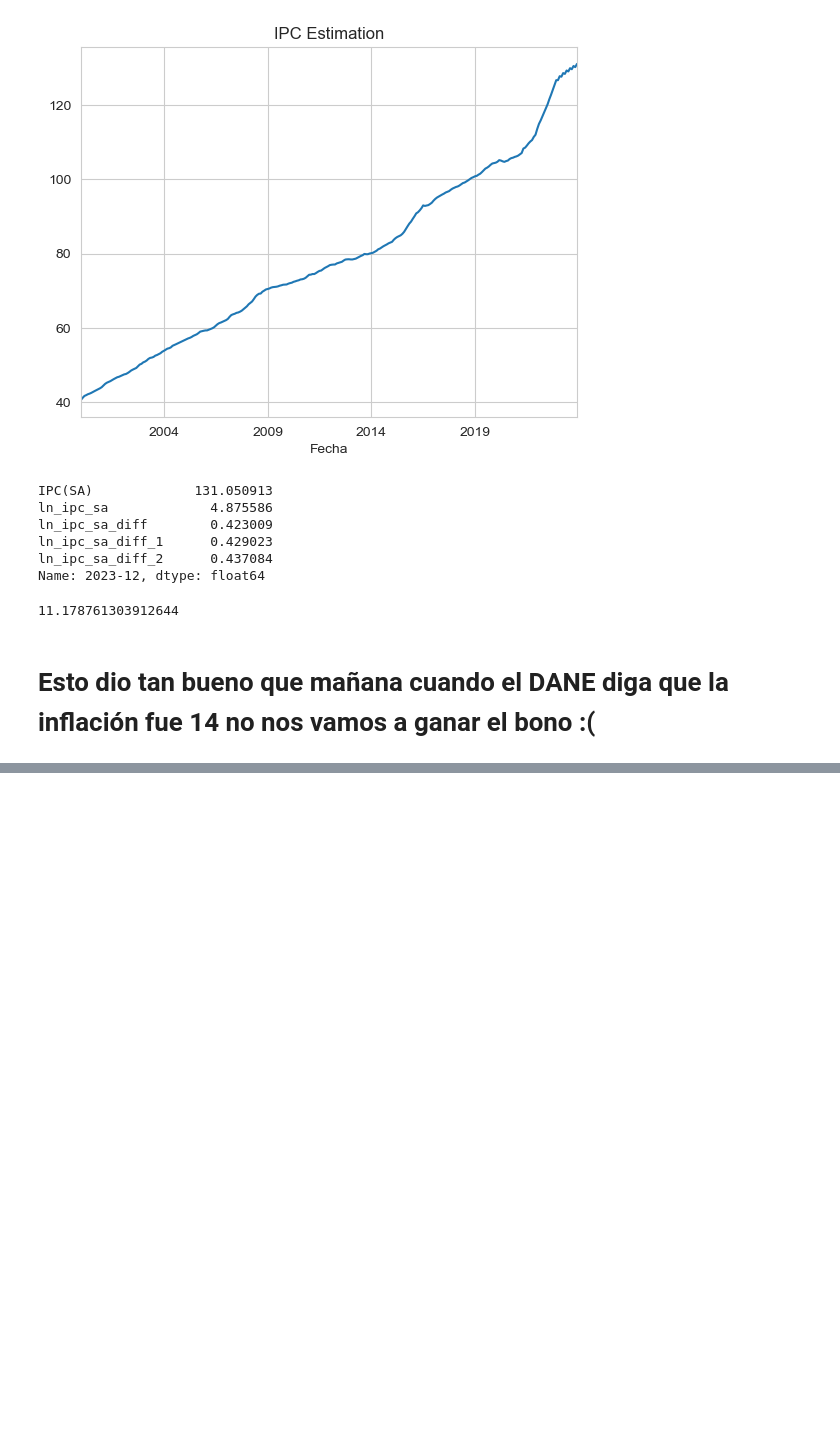
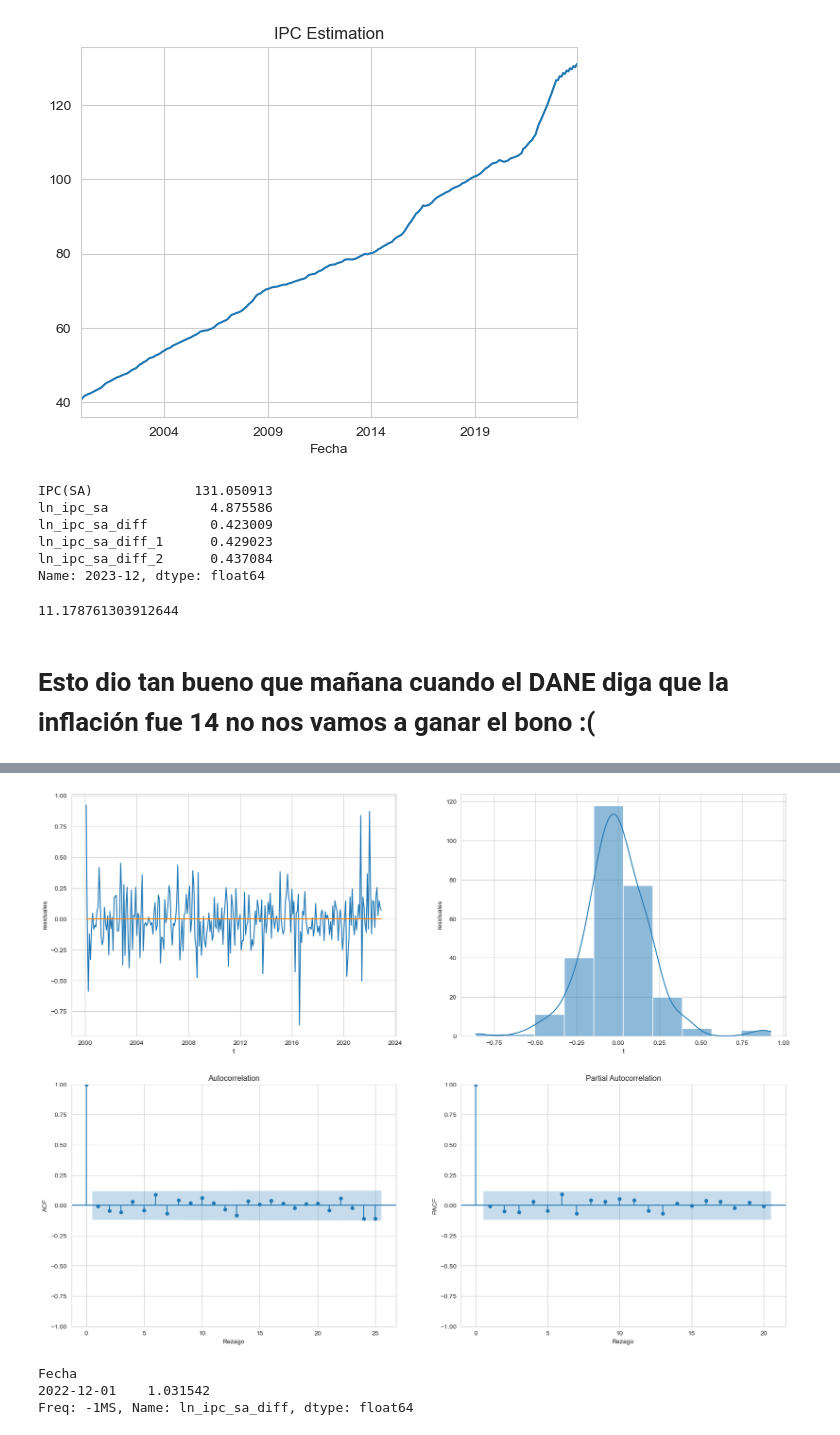
Before and after one commit to remg1997/time_series, a Jupyter notebook: Taller1/Taller1.ipynb, the cells around one changed output, grey strips where cells are left out. Drawn from its saved outputs; the diff is of its cells as text; code cells hidden in the pictures; blank space fills up the shorter version.

```diff
--- a/Taller1/Taller1.ipynb
+++ b/Taller1/Taller1.ipynb
@@ -778,0 +888,3 @@ feb_infl
+# %%
+final_ARMA = ARIMA(new_df.ln_ipc_sa_diff, order=(2, 0, 1)).fit()
+print(final_ARMA.summary())
@@ -778,0 +913,2 @@ feb_infl
+# %%
+resids = final_ARMA.resid
@@ -778,0 +931,27 @@ feb_infl
+# %%
+fig, ax =plt.subplots(2,2, figsize=(20, 15), sharex = False)
+
+sns.lineplot(y = resids, x = resids.index, dashes= True, err_style ="bars", ax = ax[0, 0])
+sns.lineplot(y = np.zeros(len(resids)),  x = resids.index, dashes= True, err_style ="bars", ax = ax[0, 0])
+ax[0,0].set_xlabel('t', fontsize=10)
+ax[0,0].set_ylabel('residuales', fontsize=10)
+
+
+sns.histplot(x = resids , ax=ax[0,1], bins = 10, kde = True)
+ax[0,1].set_xlabel('t', fontsize=10)
+ax[0,1].set_ylabel('residuales', fontsize=10)
+
+
+#FIG 1
+plot_acf(resids, ax = ax[1,0], alpha = 0.05)
+ax[1,0].set_xlabel('Rezago', fontsize=10)
+ax[1,0].set_ylabel('ACF', fontsize=10)
+
+#FIG 2
+plot_pacf(resids, ax = ax[1,1], lags  = 20, alpha = 0.05, method = "ols")
+ax[1,1].set_xlabel('Rezago', fontsize=10)
+ax[1,1].set_ylabel('PACF', fontsize=10)
+
+fig.savefig('./plots/resid_analysis2,2,2,b.png')
+# %% [output]
+[figure, added]
@@ -778,0 +966,7 @@ feb_infl
+# %%
+last_in_sample = new_df.ln_ipc_sa_diff.iloc[::-1][0:1]
+last_in_sample
+# %% [output]
+Fecha
+2022-12-01    1.031542
+Freq: -1MS, Name: ln_ipc_sa_diff, dtype: float64
```
Also changed, not shown: parts of 26 cells of this notebook, 6 other files.
